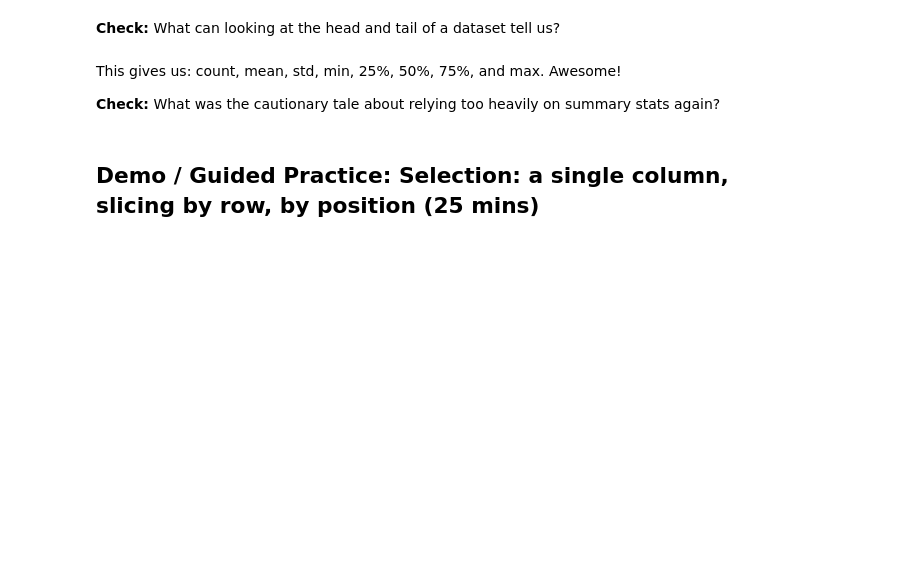
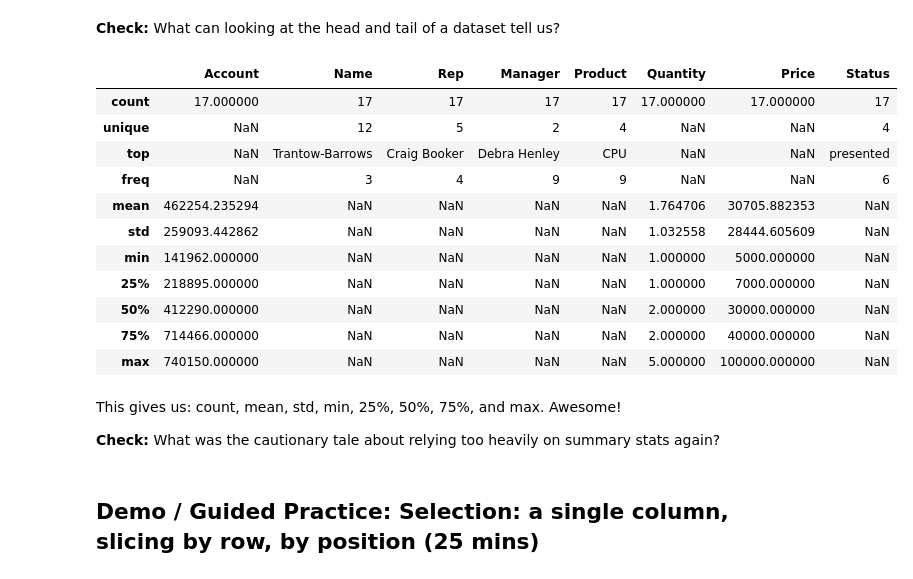
Before and after one commit to OmarInCS/data-analysis-visulization-python, a Jupyter notebook: week1/day5/lesson-5-pandas.ipynb, the cells around one changed output. Saved outputs shown, nothing was run; the diff lists cells and outputs as text; code cells hidden in the pictures; blank space fills up the shorter version.

```diff
--- a/week1/day5/lesson-5-pandas.ipynb
+++ b/week1/day5/lesson-5-pandas.ipynb
@@ -45,6 +109,21 @@ Python, but using Pandas it only takes one line. Nice!
 **Check:** What can looking at the head and tail of a dataset tell us?
 # %%
 # summary stats
+
+df.describe(include="all")
+# %% [output]
+|  | Account | Name | Rep | Manager | Product | Quantity | Price | Status |
+| count | 17.000000 | 17 | 17 | 17 | 17 | 17.000000 | 17.000000 | 17 |
+| unique | NaN | 12 | 5 | 2 | 4 | NaN | NaN | 4 |
+| top | NaN | Trantow-Barrows | Craig Booker | Debra Henley | CPU | NaN | NaN | presented |
+| freq | NaN | 3 | 4 | 9 | 9 | NaN | NaN | 6 |
+| mean | 462254.235294 | NaN | NaN | NaN | NaN | 1.764706 | 30705.882353 | NaN |
+| std | 259093.442862 | NaN | NaN | NaN | NaN | 1.032558 | 28444.605609 | NaN |
+| min | 141962.000000 | NaN | NaN | NaN | NaN | 1.000000 | 5000.000000 | NaN |
+| 25% | 218895.000000 | NaN | NaN | NaN | NaN | 1.000000 | 7000.000000 | NaN |
+| 50% | 412290.000000 | NaN | NaN | NaN | NaN | 2.000000 | 30000.000000 | NaN |
+| 75% | 714466.000000 | NaN | NaN | NaN | NaN | 2.000000 | 40000.000000 | NaN |
+| max | 740150.000000 | NaN | NaN | NaN | NaN | 5.000000 | 100000.000000 | NaN |
 # %% [markdown]
 This gives us: count, mean, std, min, 25%, 50%, 75%, and max. Awesome!
 
```
Also changed, not shown: parts of 51 cells of this notebook, 4 other files.
